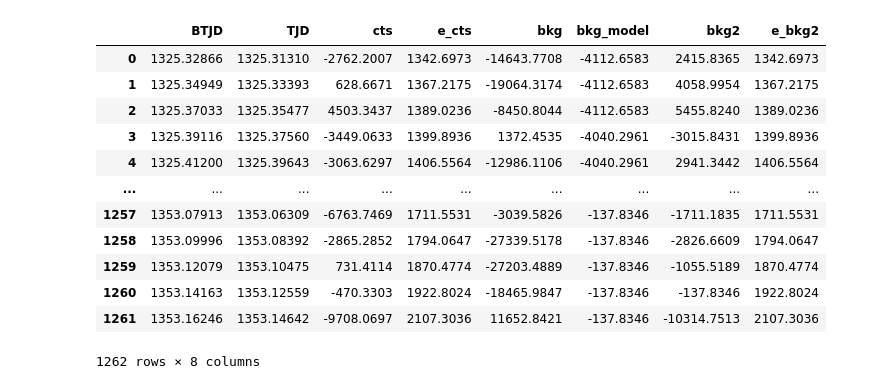
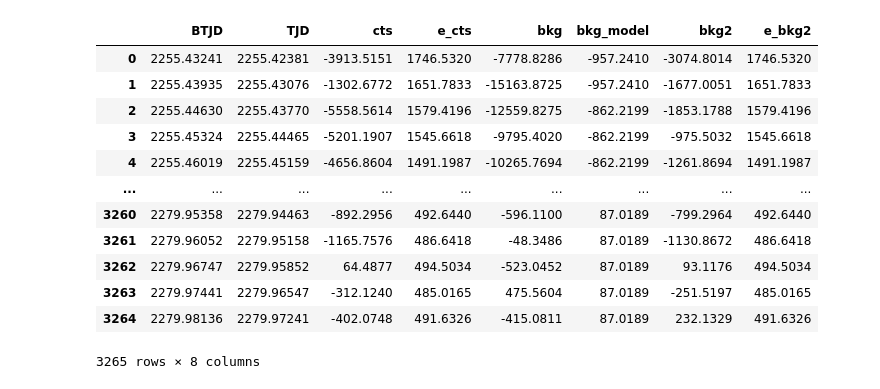
Before and after one commit to halihuang/TESSEpochTime, a Jupyter notebook: main.ipynb, the cells around one changed output. Drawn from its saved outputs; the diff is of its cells as text; code cells hidden in the pictures.

```diff
--- a/main.ipynb
+++ b/main.ipynb
@@ -10,21 +10,25 @@ transient_lst = pd.read_csv("./TESS_data/AT_count_transients_s1-47 (4).txt")
 # %%
 light_curves = os.listdir("./TESS_data/light_curves_fausnaugh")
 # name = light_curves[random.randint(0, len(light_curves)-1)]
 # print(light_curves[i])
-name = "lc_2018hyq_cleaned"
+name = "lc_2021ffv_cleaned"
 curve = pd.read_csv("./TESS_data/light_curves_fausnaugh/" + name, delim_whitespace=True)
+
+def display_curve(col):
+    curve.plot.scatter(x="BTJD", y=col, c="00000", alpha=0.5, yerr=curve["e_cts"], ylabel="Flux", xlabel="Barycentric TESS Julian Date")
+
 curve
 # %% [output]
 |  | BTJD | TJD | cts | e_cts | bkg | bkg_model | bkg2 | e_bkg2 |
-| 0 | 1325.32866 | 1325.31310 | -2762.2007 | 1342.6973 | -14643.7708 | -4112.6583 | 2415.8365 | 1342.6973 |
-| 1 | 1325.34949 | 1325.33393 | 628.6671 | 1367.2175 | -19064.3174 | -4112.6583 | 4058.9954 | 1367.2175 |
-| 2 | 1325.37033 | 1325.35477 | 4503.3437 | 1389.0236 | -8450.8044 | -4112.6583 | 5455.8240 | 1389.0236 |
-| 3 | 1325.39116 | 1325.37560 | -3449.0633 | 1399.8936 | 1372.4535 | -4040.2961 | -3015.8431 | 1399.8936 |
-| 4 | 1325.41200 | 1325.39643 | -3063.6297 | 1406.5564 | -12986.1106 | -4040.2961 | 2941.3442 | 1406.5564 |
+| 0 | 2255.43241 | 2255.42381 | -3913.5151 | 1746.5320 | -7778.8286 | -957.2410 | -3074.8014 | 1746.5320 |
+| 1 | 2255.43935 | 2255.43076 | -1302.6772 | 1651.7833 | -15163.8725 | -957.2410 | -1677.0051 | 1651.7833 |
+| 2 | 2255.44630 | 2255.43770 | -5558.5614 | 1579.4196 | -12559.8275 | -862.2199 | -1853.1788 | 1579.4196 |
+| 3 | 2255.45324 | 2255.44465 | -5201.1907 | 1545.6618 | -9795.4020 | -862.2199 | -975.5032 | 1545.6618 |
+| 4 | 2255.46019 | 2255.45159 | -4656.8604 | 1491.1987 | -10265.7694 | -862.2199 | -1261.8694 | 1491.1987 |
 | ... | ... | ... | ... | ... | ... | ... | ... | ... |
-| 1257 | 1353.07913 | 1353.06309 | -6763.7469 | 1711.5531 | -3039.5826 | -137.8346 | -1711.1835 | 1711.5531 |
-| 1258 | 1353.09996 | 1353.08392 | -2865.2852 | 1794.0647 | -27339.5178 | -137.8346 | -2826.6609 | 1794.0647 |
-| 1259 | 1353.12079 | 1353.10475 | 731.4114 | 1870.4774 | -27203.4889 | -137.8346 | -1055.5189 | 1870.4774 |
-| 1260 | 1353.14163 | 1353.12559 | -470.3303 | 1922.8024 | -18465.9847 | -137.8346 | -137.8346 | 1922.8024 |
-| 1261 | 1353.16246 | 1353.14642 | -9708.0697 | 2107.3036 | 11652.8421 | -137.8346 | -10314.7513 | 2107.3036 |
+| 3260 | 2279.95358 | 2279.94463 | -892.2956 | 492.6440 | -596.1100 | 87.0189 | -799.2964 | 492.6440 |
+| 3261 | 2279.96052 | 2279.95158 | -1165.7576 | 486.6418 | -48.3486 | 87.0189 | -1130.8672 | 486.6418 |
+| 3262 | 2279.96747 | 2279.95852 | 64.4877 | 494.5034 | -523.0452 | 87.0189 | 93.1176 | 494.5034 |
+| 3263 | 2279.97441 | 2279.96547 | -312.1240 | 485.0165 | 475.5604 | 87.0189 | -251.5197 | 485.0165 |
+| 3264 | 2279.98136 | 2279.97241 | -402.0748 | 491.6326 | -415.0811 | 87.0189 | 232.1329 | 491.6326 |
-1262 rows × 8 columns
+3265 rows × 8 columns
```
Also changed, not shown: parts of 12 cells of this notebook, 2 other files.
